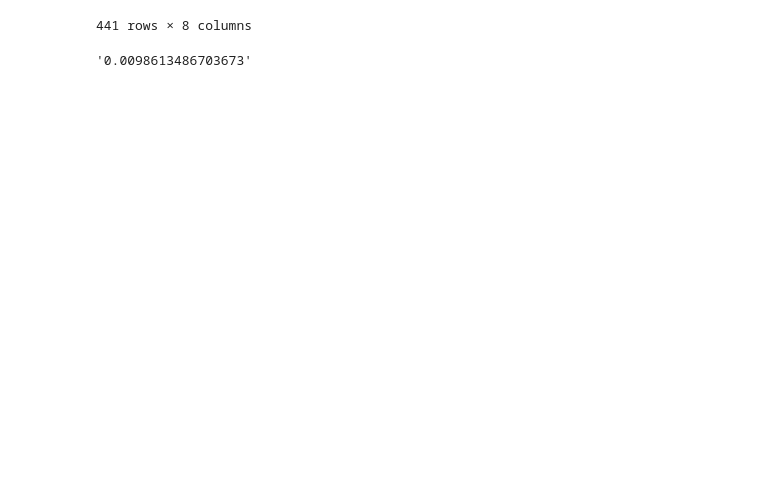
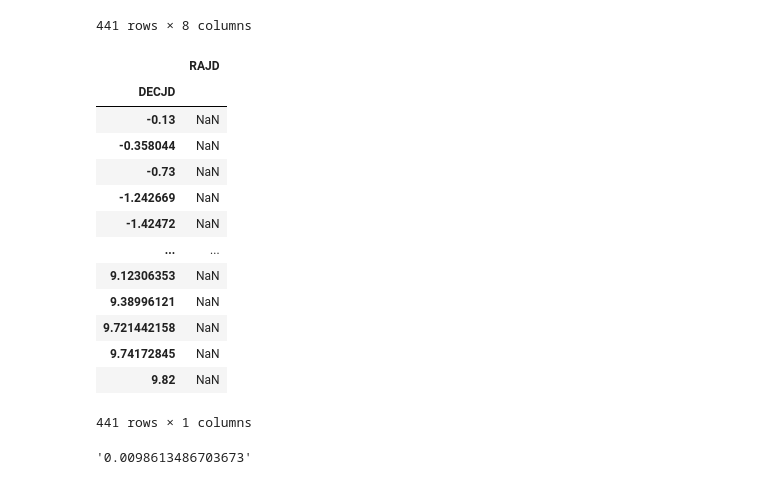
Before and after one commit to DarkWake9/Project-IceCube-Legacy, a Jupyter notebook: task4/task4nonvectorized.ipynb, the cells around one changed output. Cells and saved outputs as stored; diff of their text form; code cells hidden in the pictures; blank space fills up the shorter version.

```diff
--- a/task4/task4nonvectorized.ipynb
+++ b/task4/task4nonvectorized.ipynb
@@ -112,6 +112,25 @@ mspdata
 | 439 | J2234+0944 | 76.280 | -40.438 | 338.69522573 | 9.74172845 | 0.003627027895734199 | 275.7078326240928 | 1.587 |
 | 440 | J1908+0949g | 43.562 | 0.797 | 287.03 | 9.82 | 0.00905 | 110.497238 | 6.001 |
 441 rows × 8 columns
+# %%
+msr = pd.DataFrame(mspdata['RAJD'], mspdata['DECJD'])
+# %%
+msr
+# %% [output]
+|  | RAJD |
+| DECJD |  |
+| -0.13 | NaN |
+| -0.358044 | NaN |
+| -0.73 | NaN |
+| -1.242669 | NaN |
+| -1.42472 | NaN |
+| ... | ... |
+| 9.12306353 | NaN |
+| 9.38996121 | NaN |
+| 9.721442158 | NaN |
+| 9.74172845 | NaN |
+| 9.82 | NaN |
+441 rows × 1 columns
 # %%
 max(mspdata['P0'])
 # %% [output]
```
Also changed, not shown: parts of 61 cells of this notebook, 20 other files.
